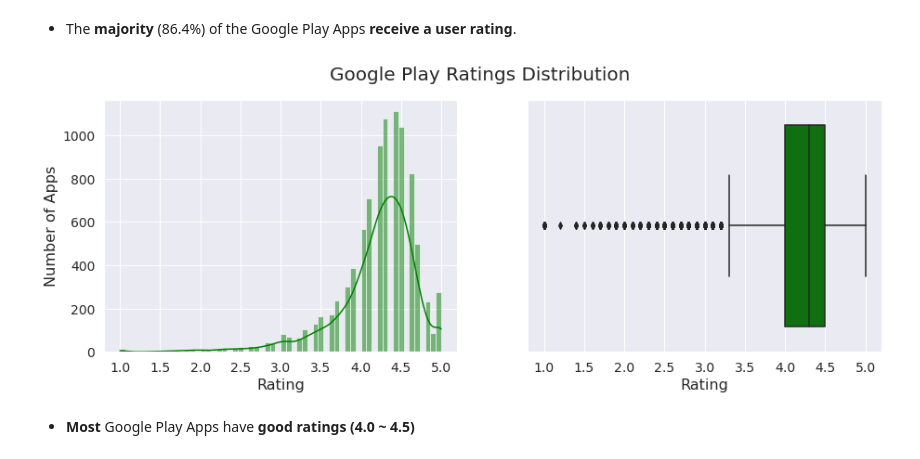
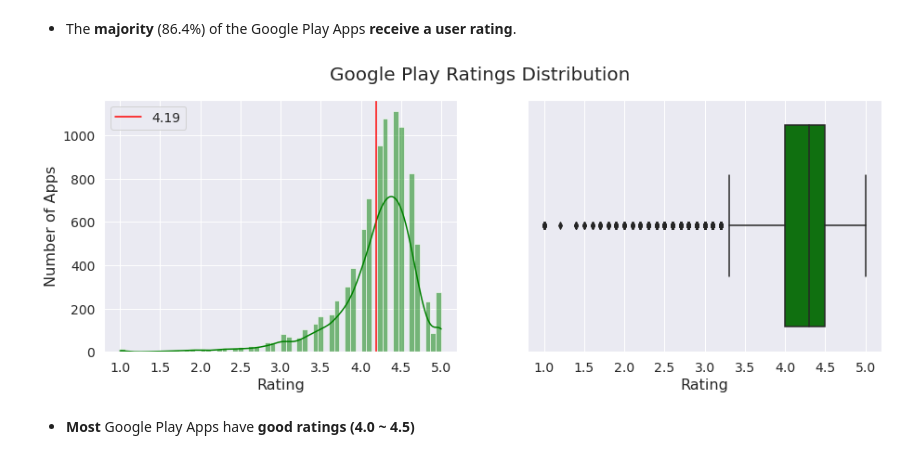
Before and after one commit to kimurarh/googleplay-analysis, a Jupyter notebook: Google-Play-Store-Analysis.ipynb, the cells around one changed output. Cells and saved outputs as stored; diff of their text form; code cells hidden in the pictures.

Commit message:
Fixing rating distribution histplot visualization

```diff
--- a/Google-Play-Store-Analysis.ipynb
+++ b/Google-Play-Store-Analysis.ipynb
@@ -341,22 +341,27 @@ plt.show()
 # %% [markdown]
 * The <strong>majority</strong> (86.4%) of the Google Play Apps <strong>receive a user rating</strong>.
 # %%
+mean = rated_apps['Rating'].mean()
+
 # Plot
 fig, axs = plt.subplots(1, 2, figsize=(15,5))
 fig.suptitle('Google Play Ratings Distribution', fontsize=20)
 
 sns.histplot(ax=axs[0], data=rated_apps['Rating'], kde=True, color='g', bins=60)
 axs[0].tick_params(labelsize=14)
 axs[0].set_ylabel('Number of Apps', fontsize=16)
 axs[0].set_xlabel('Rating', fontsize=16)
+axs[0].axvline(mean, color='r', linestyle='-', label=str(mean.round(2)))
 
 sns.boxplot(ax=axs[1], x=rated_apps['Rating'], color='g')
 axs[1].tick_params(labelsize=14)
 axs[1].set_xlabel('Rating', fontsize=16)
+axs[0].legend(fontsize=14)
+
 plt.savefig('visualization/rating-distribution-histplot-boxplot.png', bbox_inches='tight')
 plt.show()
 # %% [output]
-[figure, old version]
+[figure, new version]
 # %% [markdown]
 * <strong>Most</strong> Google Play Apps have <strong>good ratings (4.0 ~ 4.5)</strong>
 # %%
```
Also changed, not shown: parts of 3 cells of this notebook, 1 other file.
